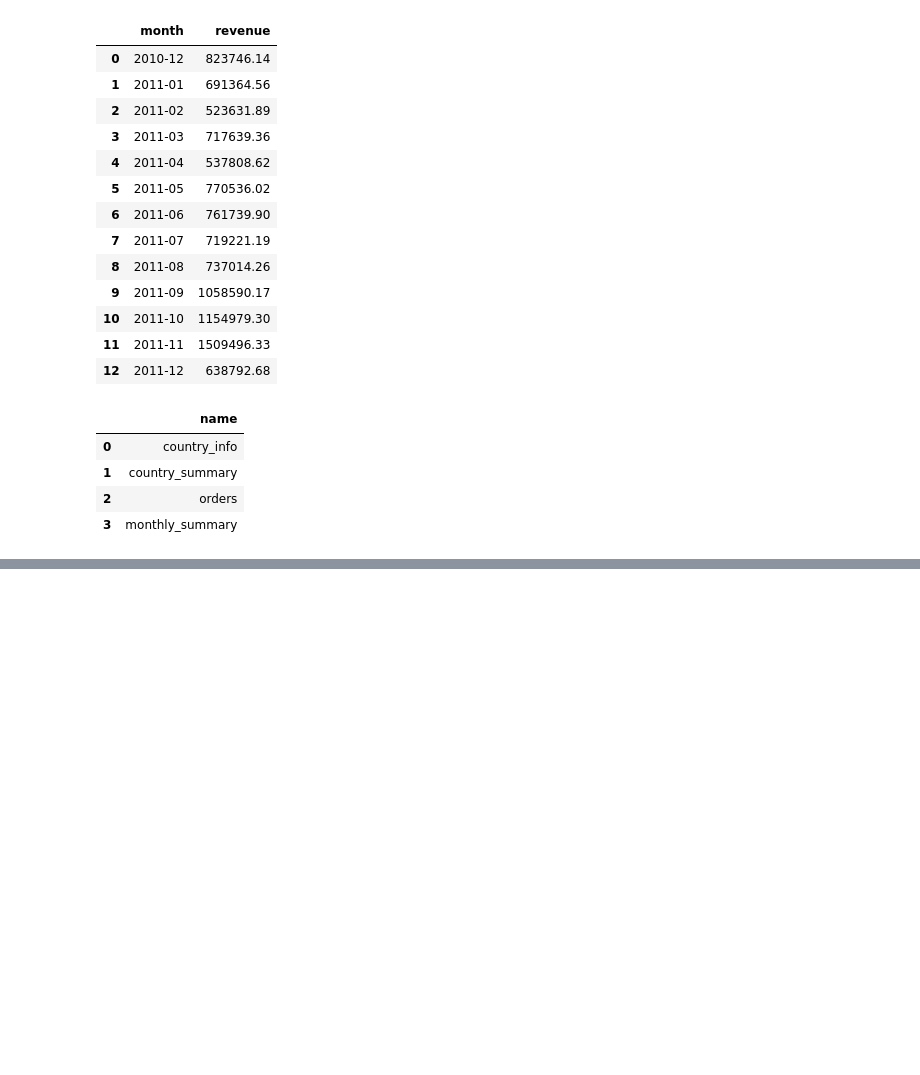
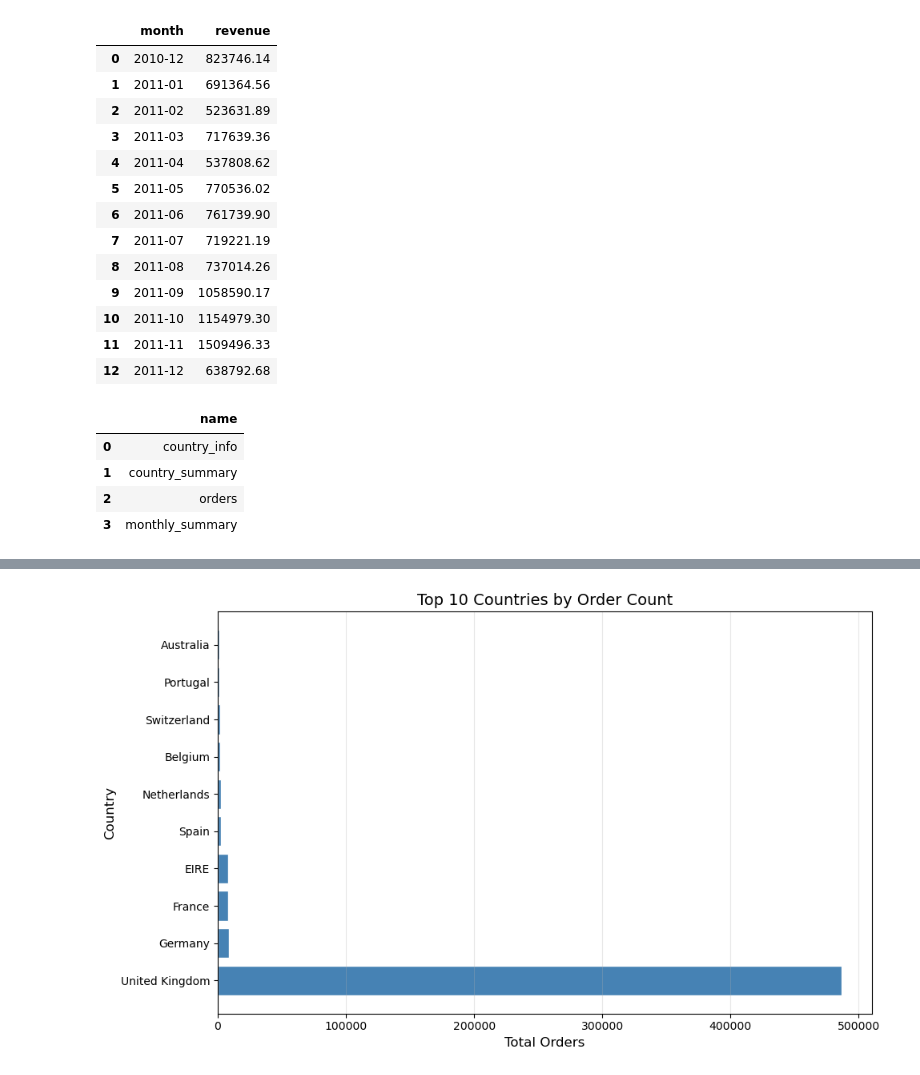
Before and after one commit to Danammadhunika/ml-journey, a Jupyter notebook: project_03_ecommerce_sql/notebooks/ecommerce_sql_analysis.ipynb, the cells around one changed output, grey strips where cells are left out. Saved outputs shown, nothing was run; the diff lists cells and outputs as text; code cells hidden in the pictures; blank space fills up the shorter version.

```diff
--- a/project_03_ecommerce_sql/notebooks/ecommerce_sql_analysis.ipynb
+++ b/project_03_ecommerce_sql/notebooks/ecommerce_sql_analysis.ipynb
@@ -2576,0 +2753,11 @@ WHERE type='table'
+# %%
+df_orders = pd.read_sql_query("""
+    SELECT Country,
+           COUNT(*) AS total_orders
+    FROM orders
+    WHERE Quantity > 0
+    GROUP BY Country
+    ORDER BY total_orders DESC
+    LIMIT 10
+""", conn)
+df_orders
@@ -2576,0 +2776,28 @@ WHERE type='table'
+# %%
+# ============================================
+# CHART 4 — Horizontal Bar Chart
+# Business Question: How does order count
+#                    compare across countries?
+# ============================================
+
+# WHY HORIZONTAL BAR CHART?
+# Country names are long → hard to rotate!
+# Horizontal bars → country names easy to read!
+# Better than vertical when many categories!
+
+# plt.bar()  → vertical bars
+# plt.barh() → horizontal bars (h = horizontal!)
+
+plt.figure(figsize=(10, 6))
+plt.barh(df_orders['Country'],
+         df_orders['total_orders'],
+         color='steelblue',
+         edgecolor='white')
+plt.title('Top 10 Countries by Order Count', fontsize=14)
+plt.xlabel('Total Orders', fontsize=12)
+plt.ylabel('Country', fontsize=12)
+plt.grid(True, alpha=0.3, axis='x')
+plt.tight_layout()
+plt.show()
+# %% [output]
+[figure, added]
```
Also changed, not shown: parts of 8 cells of this notebook, 2 other files.
